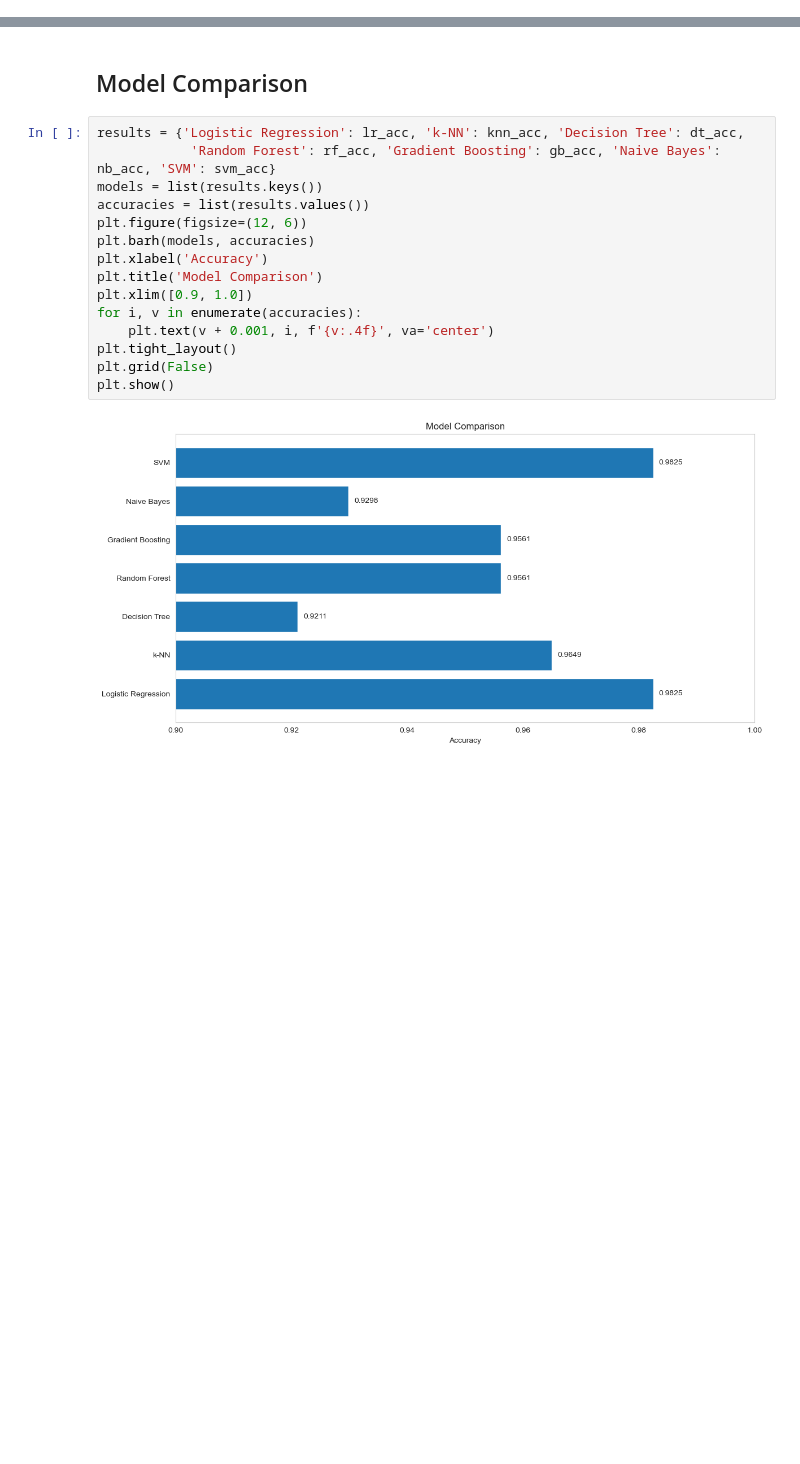
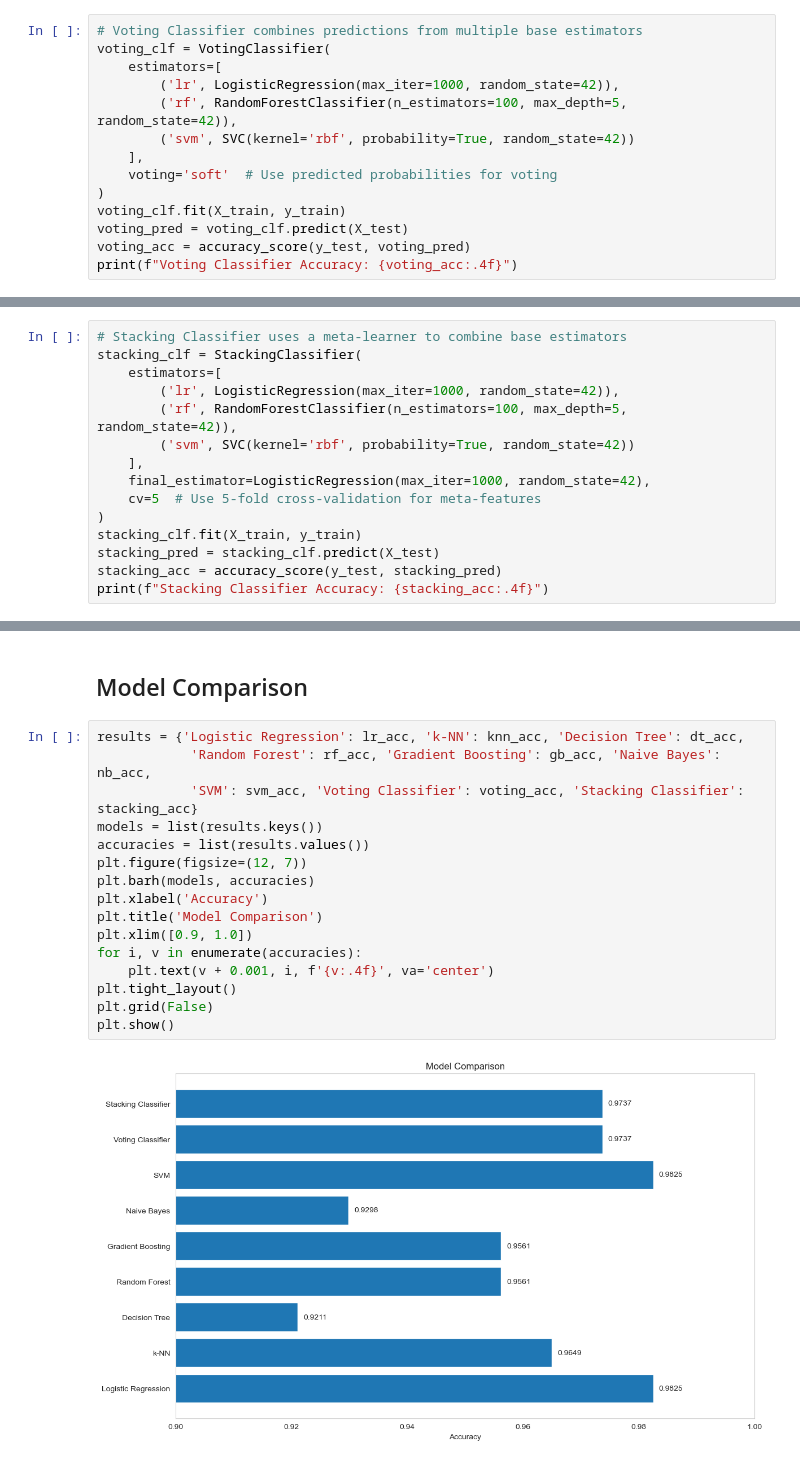
Before and after one commit to doingwork112/Machine-Learning, a Jupyter notebook: notebooks/02_classical_ml_algorithms.ipynb, the cells around one changed output, grey strips where cells are left out. Cells and saved outputs as stored; diff of their text form; blank space fills up the shorter version.

```diff
--- a/notebooks/02_classical_ml_algorithms.ipynb
+++ b/notebooks/02_classical_ml_algorithms.ipynb
@@ -112,0 +115,14 @@ SVM Accuracy: 0.9825
+# %%
+# Voting Classifier combines predictions from multiple base estimators
+voting_clf = VotingClassifier(
+    estimators=[
+        ('lr', LogisticRegression(max_iter=1000, random_state=42)),
+        ('rf', RandomForestClassifier(n_estimators=100, max_depth=5, random_state=42)),
+        ('svm', SVC(kernel='rbf', probability=True, random_state=42))
+    ],
+    voting='soft'  # Use predicted probabilities for voting
+)
+voting_clf.fit(X_train, y_train)
+voting_pred = voting_clf.predict(X_test)
+voting_acc = accuracy_score(y_test, voting_pred)
+print(f"Voting Classifier Accuracy: {voting_acc:.4f}")
@@ -112,0 +133,15 @@ SVM Accuracy: 0.9825
+# %%
+# Stacking Classifier uses a meta-learner to combine base estimators
+stacking_clf = StackingClassifier(
+    estimators=[
+        ('lr', LogisticRegression(max_iter=1000, random_state=42)),
+        ('rf', RandomForestClassifier(n_estimators=100, max_depth=5, random_state=42)),
+        ('svm', SVC(kernel='rbf', probability=True, random_state=42))
+    ],
+    final_estimator=LogisticRegression(max_iter=1000, random_state=42),
+    cv=5  # Use 5-fold cross-validation for meta-features
+)
+stacking_clf.fit(X_train, y_train)
+stacking_pred = stacking_clf.predict(X_test)
+stacking_acc = accuracy_score(y_test, stacking_pred)
+print(f"Stacking Classifier Accuracy: {stacking_acc:.4f}")
@@ -114,21 +151,22 @@ SVM Accuracy: 0.9825
 ## Model Comparison
 # %%
 results = {'Logistic Regression': lr_acc, 'k-NN': knn_acc, 'Decision Tree': dt_acc,
-            'Random Forest': rf_acc, 'Gradient Boosting': gb_acc, 'Naive Bayes': nb_acc, 'SVM': svm_acc}
+            'Random Forest': rf_acc, 'Gradient Boosting': gb_acc, 'Naive Bayes': nb_acc,
+            'SVM': svm_acc, 'Voting Classifier': voting_acc, 'Stacking Classifier': stacking_acc}
 models = list(results.keys())
 accuracies = list(results.values())
-plt.figure(figsize=(12, 6))
+plt.figure(figsize=(12, 7))
 plt.barh(models, accuracies)
 plt.xlabel('Accuracy')
 plt.title('Model Comparison')
 plt.xlim([0.9, 1.0])
 for i, v in enumerate(accuracies):
     plt.text(v + 0.001, i, f'{v:.4f}', va='center')
 plt.tight_layout()
 plt.grid(False)
 plt.show()
 # %% [output]
-[figure, old version]
+[figure, new version]
 # %% [markdown]
 ## Results Analysis
 
```
Also changed, not shown: parts of 6 cells of this notebook.
